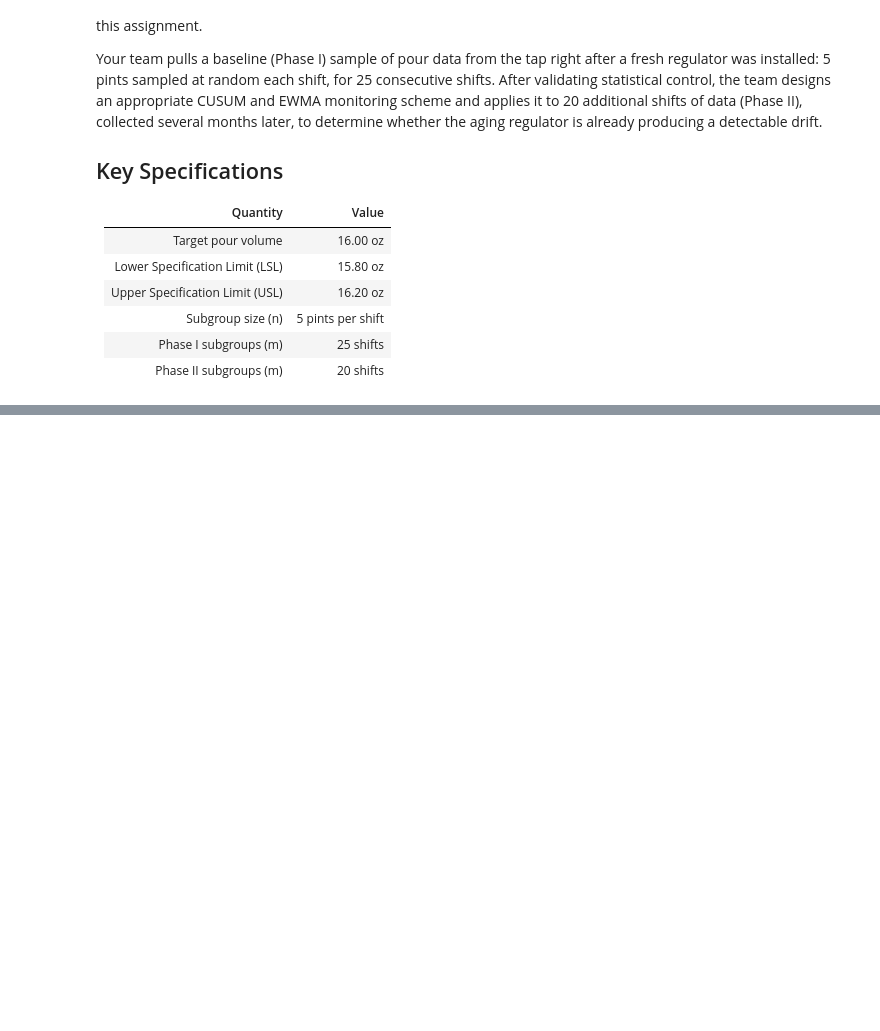
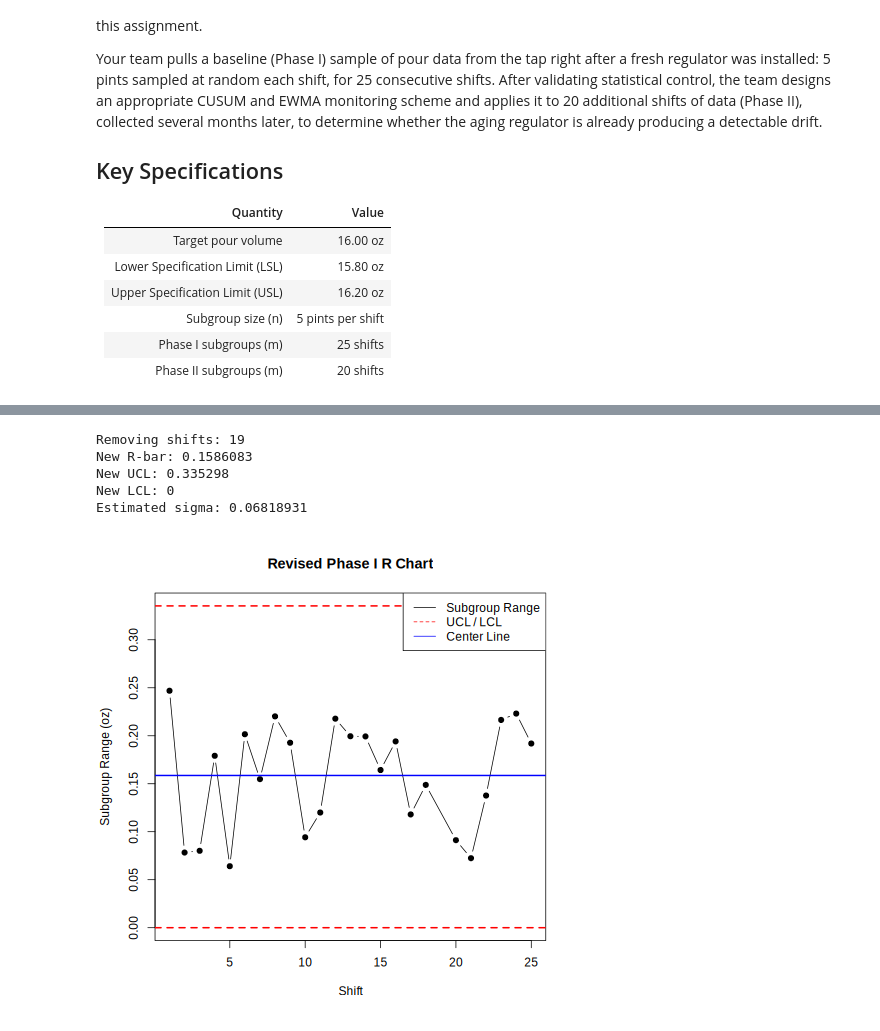
Before and after one commit to ArmandoADJ/STAT-7110-Quality-Control, a Jupyter notebook: Assignments/HW2/STAT-7110-HW2.ipynb, the cells around one changed output, grey strips where cells are left out. Drawn from its saved outputs; the diff is of its cells as text; code cells hidden in the pictures; blank space fills up the shorter version.

```diff
--- a/Assignments/HW2/STAT-7110-HW2.ipynb
+++ b/Assignments/HW2/STAT-7110-HW2.ipynb
@@ -76,2 +189,71 @@ The Purpose of this analysis is to describe the consistency or drift of the beer
+# %%
+%%R
+# Identify OOC subgroups using original limits
+OOC <- which(phase1_ranges > UCL |
+             phase1_ranges < LCL)
+
+# Display removed shifts
+cat("Removing shifts:", phase1$Shift[OOC], "\n")
+
+# Create a cleaned dataset
+phase1_clean <- phase1[-OOC, ]
+
+# Recalculate subgroup statistics
+measurements_clean <- as.matrix(
+  phase1_clean[, c("Pour1", "Pour2", "Pour3", "Pour4", "Pour5")]
+)
+
+subgroup_means_clean <- rowMeans(measurements_clean)
+
+subgroup_ranges_clean <- apply(
+  measurements_clean, 1,
+  function(x) max(x) - min(x)
+)
+
+# Recalculate process parameters
+R_bar_clean <- mean(subgroup_ranges_clean)
+x_double_bar_clean <- mean(subgroup_means_clean)
+
+sigma_hat_clean <- R_bar_clean / 2.326
+
+# Updated control limits
+CL_clean <- R_bar_clean
+UCL_clean <- 2.114 * R_bar_clean
+LCL_clean <- 0
+
+cat("New R-bar:", R_bar_clean, "\n")
+cat("New UCL:", UCL_clean, "\n")
+cat("New LCL:", LCL_clean, "\n")
+cat("Estimated sigma:", sigma_hat_clean, "\n")
+
+
+plot(
+  phase1_clean$Shift,
+  subgroup_ranges_clean,
+  type = "b",
+  pch = 19,
+  col = "black",
+  xlab = "Shift",
+  ylab = "Subgroup Range (oz)",
+  main = "Revised Phase I R Chart",
+  ylim = range(c(subgroup_ranges_clean, LCL_clean, UCL_clean))
+)
+
+abline(h = UCL_clean, col = "red", lty = 2, lwd = 2)
+abline(h = CL_clean, col = "blue", lwd = 2)
+abline(h = LCL_clean, col = "red", lty = 2, lwd = 2)
+
+legend(
+  "topright",
+  legend = c("Subgroup Range", "UCL / LCL", "Center Line"),
+  col = c("black", "red", "blue", "red"),
+  lty = c(1, 2, 1, NA), )
+# %% [output]
+Removing shifts: 19
+New R-bar: 0.1586083
+New UCL: 0.335298
+New LCL: 0
+Estimated sigma: 0.06818931
+[figure, added]
 # %% [markdown]
 ### Q6: Using only the subgroups retained after Q5, construct the Phase I $\bar{X}$ chart. Does the chart show evidence of statistical control? If not, identify the out-of-control subgroup(s) by number and provide a contextual explanation as to why these OOC points may have been observed, omit these points, and replot the chart until statistical control is observed.
```
Also changed, not shown: parts of 17 cells of this notebook.
